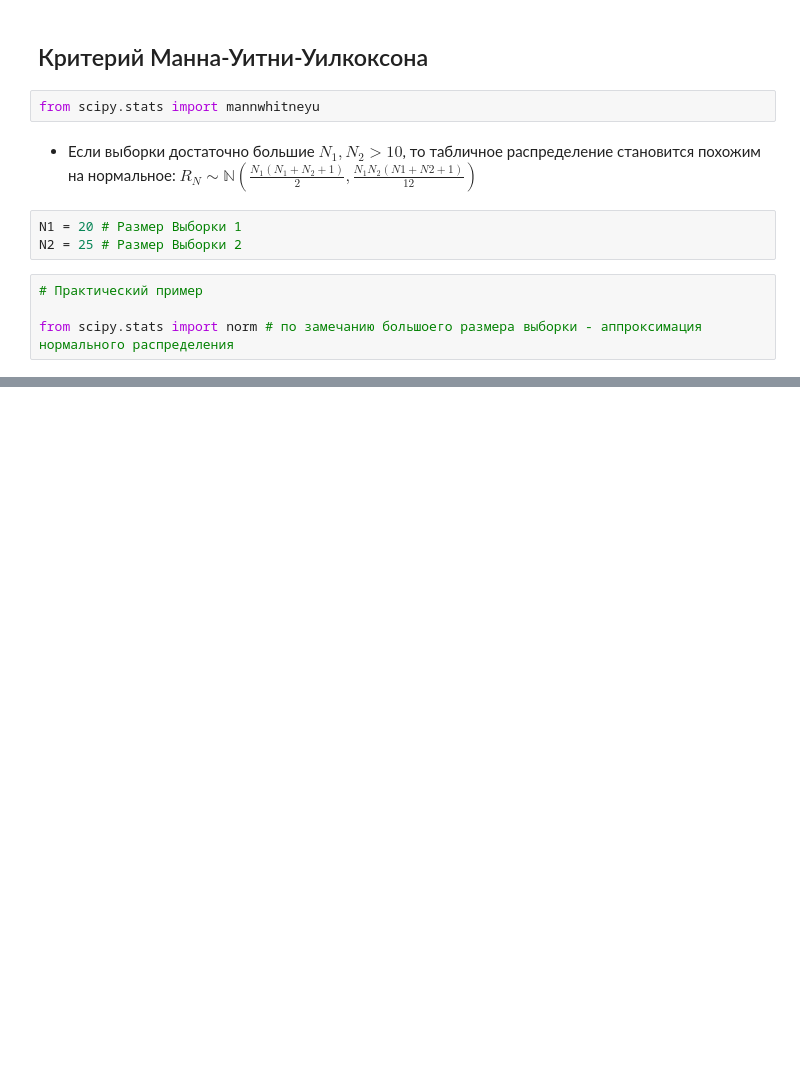
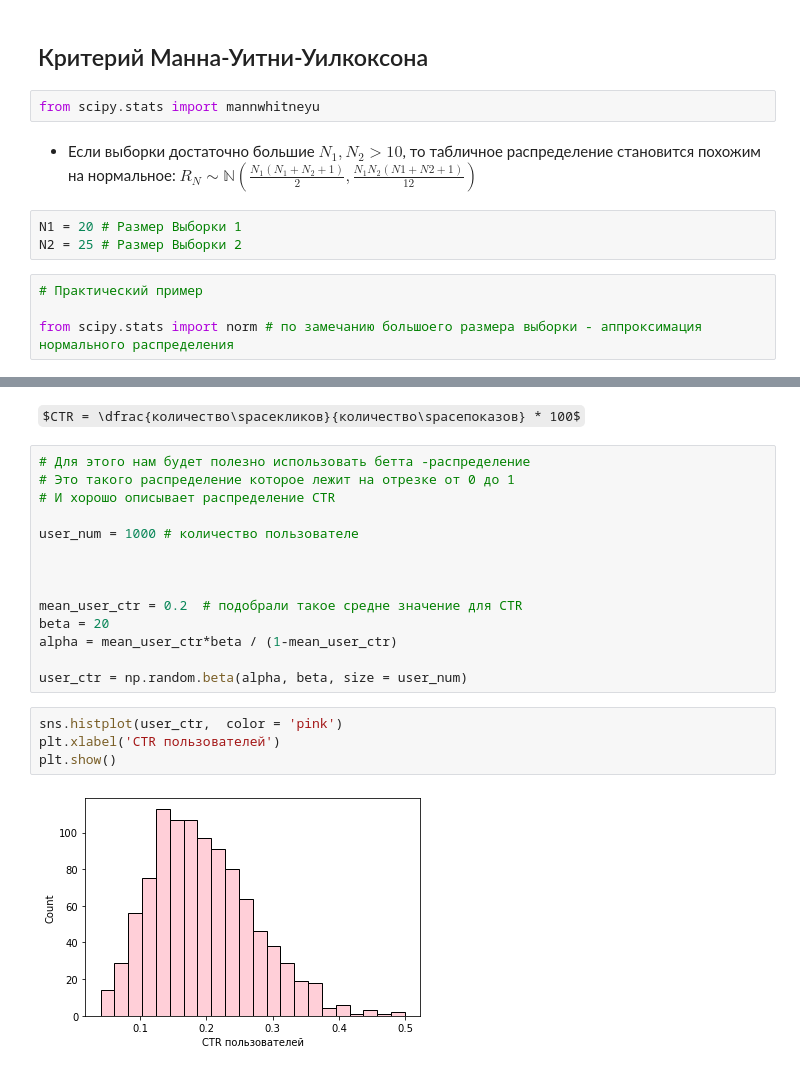
Before and after one commit to agatapluss/00-SUMMARY, a Jupyter notebook: summary STATS.ipynb, the cells around one changed output, grey strips where cells are left out. Drawn from its saved outputs; the diff is of its cells as text; some formulas as TeX source; blank space fills up the shorter version.

```diff
--- a/summary STATS.ipynb
+++ b/summary STATS.ipynb
@@ -263,0 +286,22 @@ from scipy.stats import norm # по замечанию большоего раз
+# %% [markdown]
+$CTR = \dfrac{количество\spaceкликов}{количество\spaceпоказов} * 100$
+# %%
+# Для этого нам будет полезно использовать бетта -распределение
+# Это такого распределение которое лежит на отрезке от 0 до 1
+# И хорошо описывает распределение CTR
+
+user_num = 1000 # количество пользователе
+
+
+
+mean_user_ctr = 0.2  # подобрали такое средне значение для CTR
+beta = 20
+alpha = mean_user_ctr*beta / (1-mean_user_ctr)
+
+user_ctr = np.random.beta(alpha, beta, size = user_num)
+# %%
+sns.histplot(user_ctr,  color = 'pink')
+plt.xlabel('CTR пользователей')
+plt.show()
+# %% [output]
+[figure, added]
```
Also changed, not shown: parts of 17 cells of this notebook.
